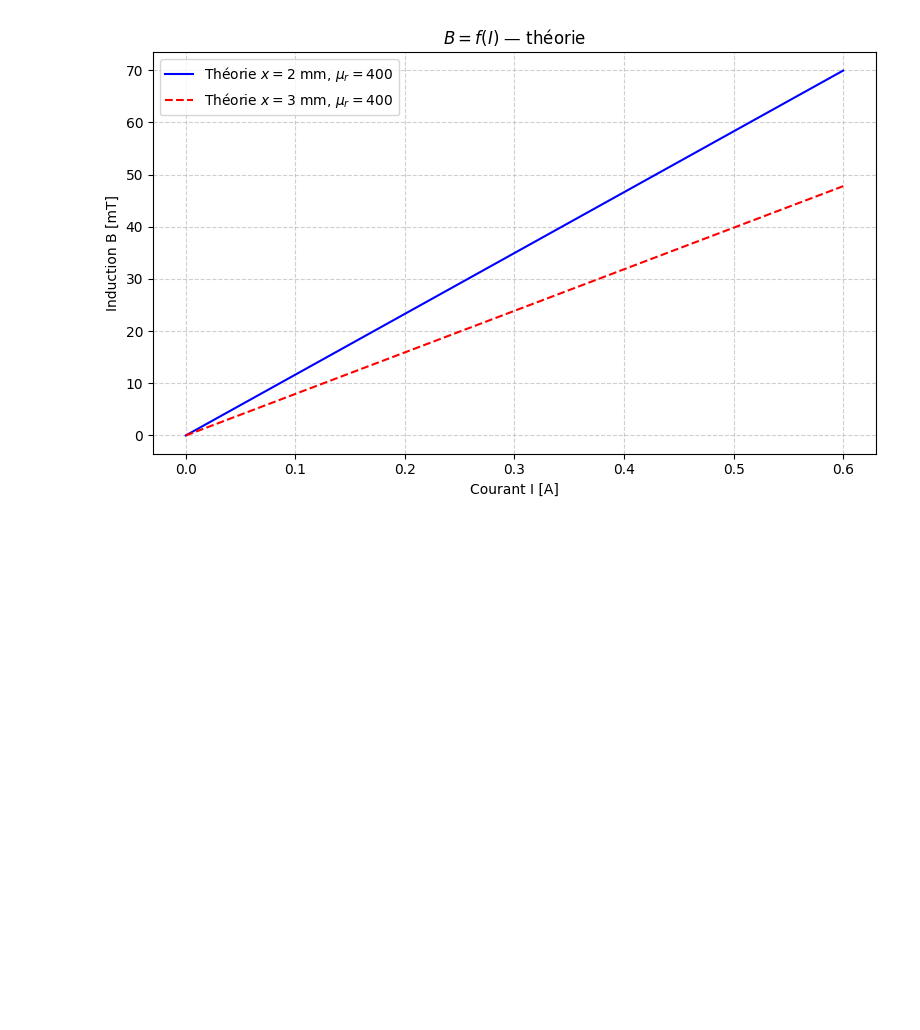
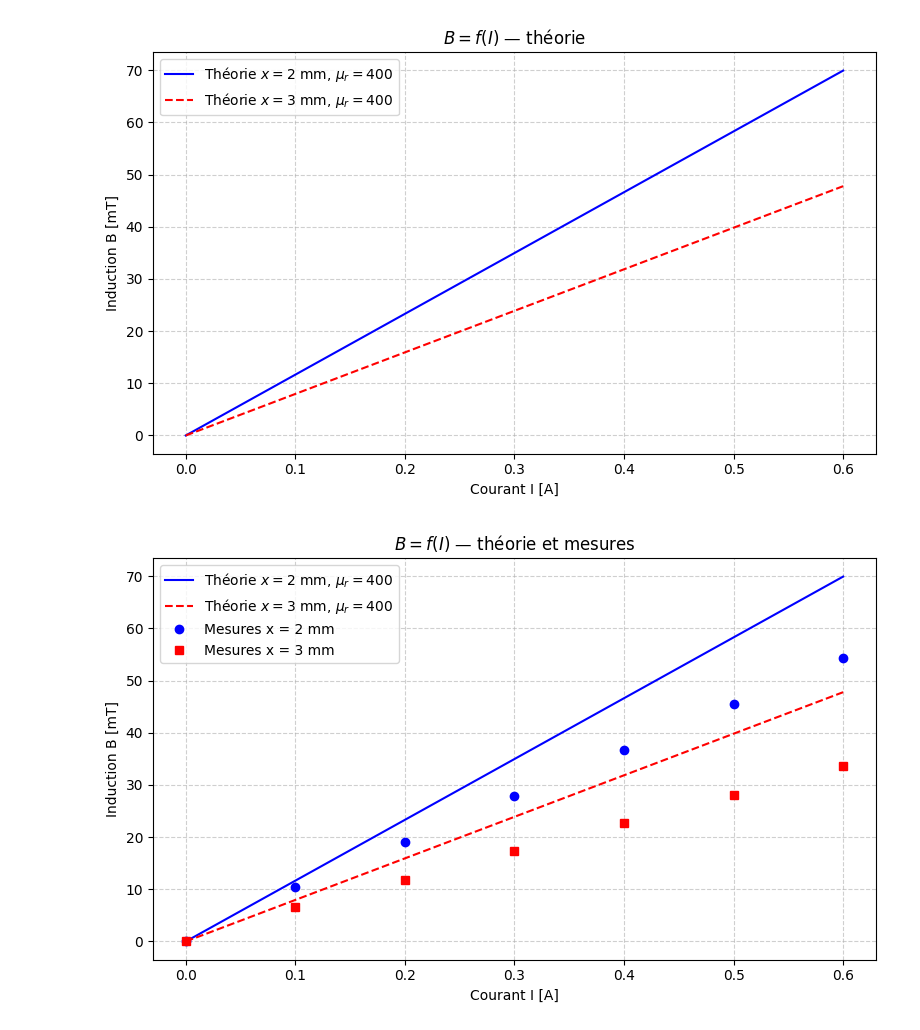
Before and after one commit to tom-berthoud/labo1mecatro, a Jupyter notebook: analysis_induction_B_fI.ipynb, the cells around one changed output. Cells and saved outputs as stored; diff of their text form; code cells hidden in the pictures; blank space fills up the shorter version.

```diff
--- a/analysis_induction_B_fI.ipynb
+++ b/analysis_induction_B_fI.ipynb
@@ -276,0 +279,80 @@ plt.show()
+# %%
+import numpy as np
+import matplotlib.pyplot as plt
+
+# Constantes
+mu0 = 4*np.pi*1e-7
+N = 500
+
+# Sections (m²)
+A_yellow = 210e-6
+A_blue = 90e-6
+A_green = 157.5e-6
+A_orange = 210e-6
+A_red = 157.5e-6
+
+# Longueurs (m)
+l_yellow = 15e-3
+l_blue = 23.25e-3
+l_green = 15e-3
+
+# ----------- MODELE THEORIQUE -----------
+
+def R_eq(x_mm, mu_r):
+    x = x_mm * 1e-3
+
+    R_y = l_yellow / (mu0 * mu_r * A_yellow)
+    R_b = l_blue   / (mu0 * mu_r * A_blue)
+    R_g = l_green  / (mu0 * mu_r * A_green)
+
+    R_o = x / (mu0 * A_orange)
+    R_r = x / (mu0 * A_red)
+
+    return 2*R_y + R_o + 0.5*(2*R_b + 2*R_g + R_r)
+
+def B_field(I, x_mm, mu_r):
+    R = R_eq(x_mm, mu_r)
+    Phi = (N * I) / R
+    Phi_lat = Phi / 2
+    B = Phi_lat / A_green
+    return B * 1e3  # mT
+
+# ----------- DONNEES MESUREES -----------
+
+I_mes = np.array([0.0, 0.1, 0.2, 0.3, 0.4, 0.5, 0.6])
+
+B_mes_x2 = np.array([0, 10.35, 19.14, 27.79, 36.7, 45.6, 54.3])
+B_mes_x3 = np.array([0, 6.61, 11.8, 17.3, 22.8, 28.1, 33.7])
+
+# ----------- CALCUL THEORIQUE -----------
+
+I_vals = np.linspace(0, 0.6, 100)
+
+B_x2 = [B_field(I, 2, 400) for I in I_vals]
+B_x3 = [B_field(I, 3, 400) for I in I_vals]
+
+# ----------- PLOT -----------
+
+plt.figure(figsize=(8,5))
+
+# Théorie
+plt.plot(I_vals, B_x2, color='blue', label=r'Théorie $x = 2$ mm, $\mu_r = 400$')
+plt.plot(I_vals, B_x3, 'r--', label=r'Théorie $x = 3$ mm, $\mu_r = 400$')
+
+# Mesures
+plt.plot(I_mes, B_mes_x2, 'o', color='blue', label='Mesures x = 2 mm')
+plt.plot(I_mes, B_mes_x3, 's', color='red', label='Mesures x = 3 mm')
+
+# Labels
+plt.xlabel('Courant I [A]')
+plt.ylabel('Induction B [mT]')
+plt.title(r'$B = f(I)$ — théorie et mesures')
+
+plt.grid(True, linestyle='--', alpha=0.6)
+plt.legend()
+
+plt.tight_layout()
+plt.savefig('rapport/images/BfI_comp-mes.png', dpi=300)
+plt.show()
+# %% [output]
+[figure, added]
```
Also changed, not shown: parts of 1 cell of this notebook, 2 other files.
